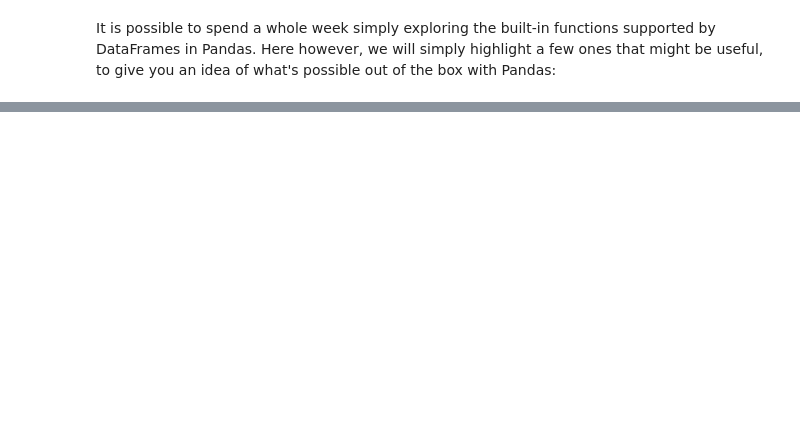
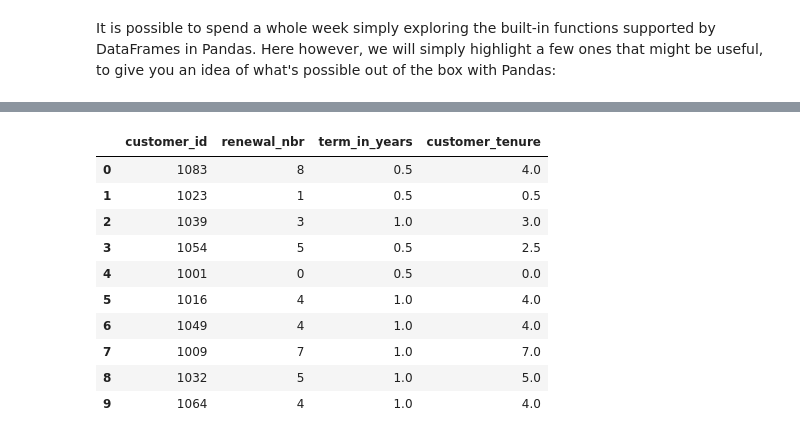
Before and after one commit to brandonbm00/Projects, a Jupyter notebook: python_class/Untitled.ipynb, the cells around one changed output, grey strips where cells are left out. Cells and saved outputs as stored; diff of their text form; code cells hidden in the pictures; blank space fills up the shorter version.

```diff
--- a/python_class/Untitled.ipynb
+++ b/python_class/Untitled.ipynb
@@ -507,0 +548,15 @@ df[df['ages'] > 29]
+# %%
+customers['customer_tenure'] = customers['renewal_nbr'] * customers['term_in_years']
+customers.head(10)
+# %% [output]
+|  | customer_id | renewal_nbr | term_in_years | customer_tenure |
+| 0 | 1083 | 8 | 0.5 | 4.0 |
+| 1 | 1023 | 1 | 0.5 | 0.5 |
+| 2 | 1039 | 3 | 1.0 | 3.0 |
+| 3 | 1054 | 5 | 0.5 | 2.5 |
+| 4 | 1001 | 0 | 0.5 | 0.0 |
+| 5 | 1016 | 4 | 1.0 | 4.0 |
+| 6 | 1049 | 4 | 1.0 | 4.0 |
+| 7 | 1009 | 7 | 1.0 | 7.0 |
+| 8 | 1032 | 5 | 1.0 | 5.0 |
+| 9 | 1064 | 4 | 1.0 | 4.0 |
```
Also changed, not shown: parts of 19 cells of this notebook.
